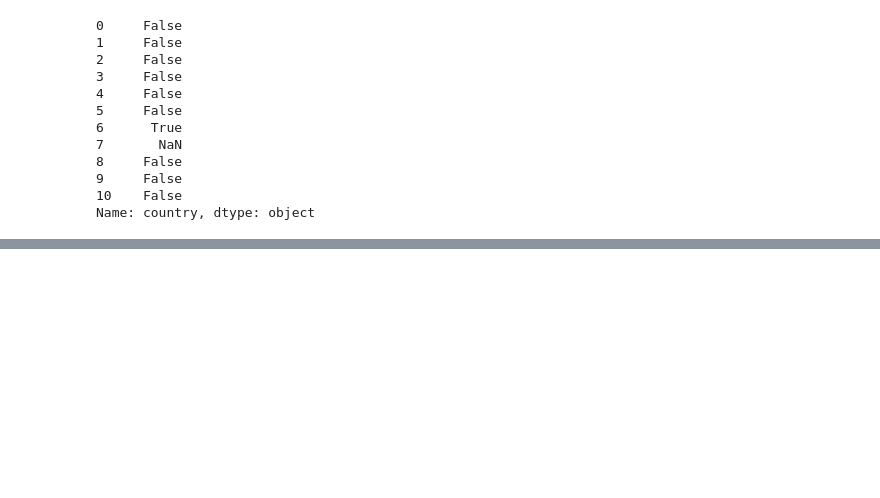
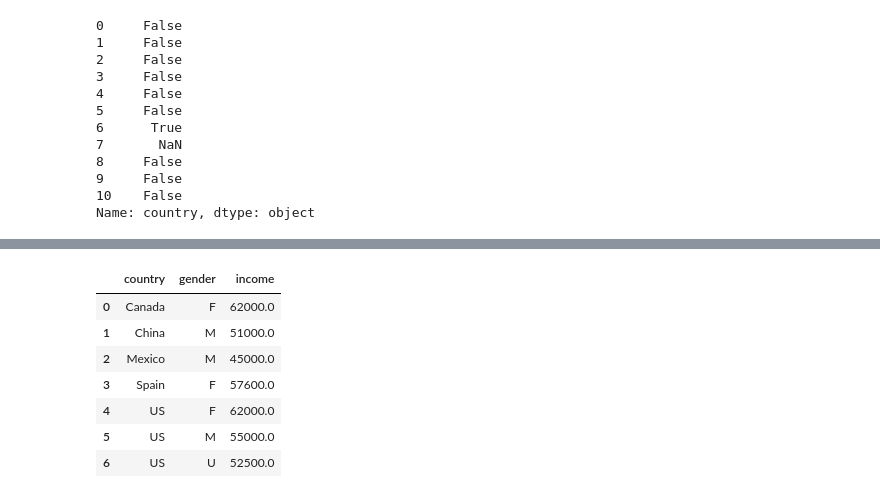
Before and after one commit to noumandawar2022/Prime-AI-ML, a Jupyter notebook: Phase_2_Data/Pandas/Pandas_Part_2.ipynb, the cells around one changed output, grey strips where cells are left out. Cells and saved outputs as stored; diff of their text form; code cells hidden in the pictures; blank space fills up the shorter version.

```diff
--- a/Phase_2_Data/Pandas/Pandas_Part_2.ipynb
+++ b/Phase_2_Data/Pandas/Pandas_Part_2.ipynb
@@ -47,0 +66,11 @@ df2
+# %%
+df2.groupby(["country" ,"gender"])["income"].mean().reset_index()
+# %% [output]
+|  | country | gender | income |
+| 0 | Canada | F | 62000.0 |
+| 1 | China | M | 51000.0 |
+| 2 | Mexico | M | 45000.0 |
+| 3 | Spain | F | 57600.0 |
+| 4 | US | F | 62000.0 |
+| 5 | US | M | 55000.0 |
+| 6 | US | U | 52500.0 |
```
Also changed, not shown: parts of 8 cells of this notebook, 6 other files.
